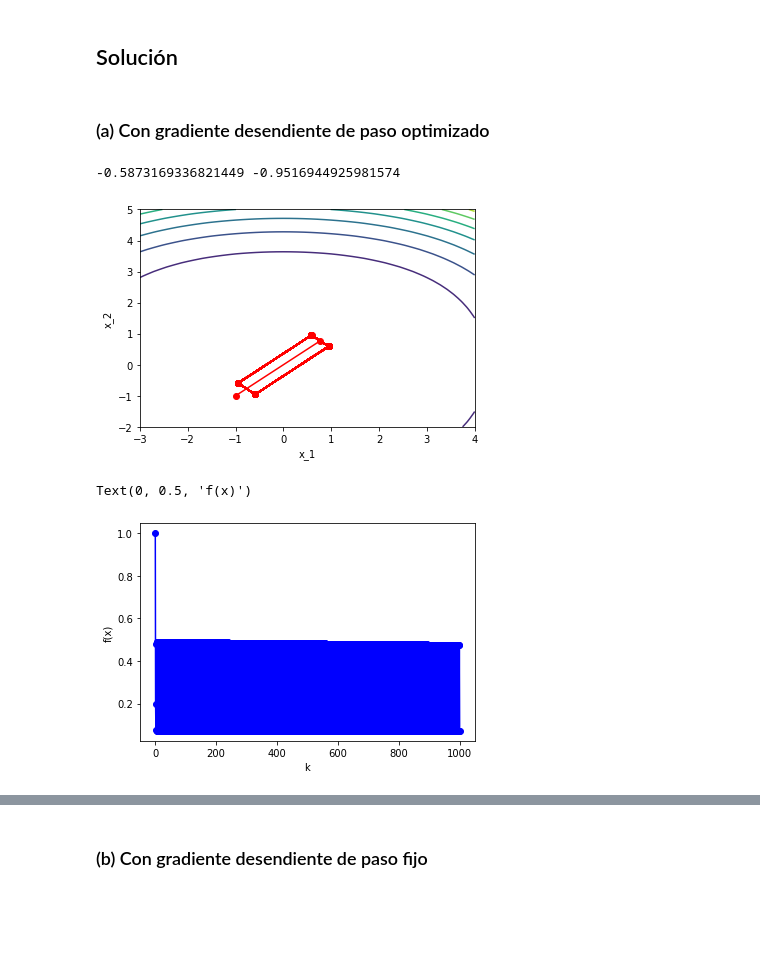
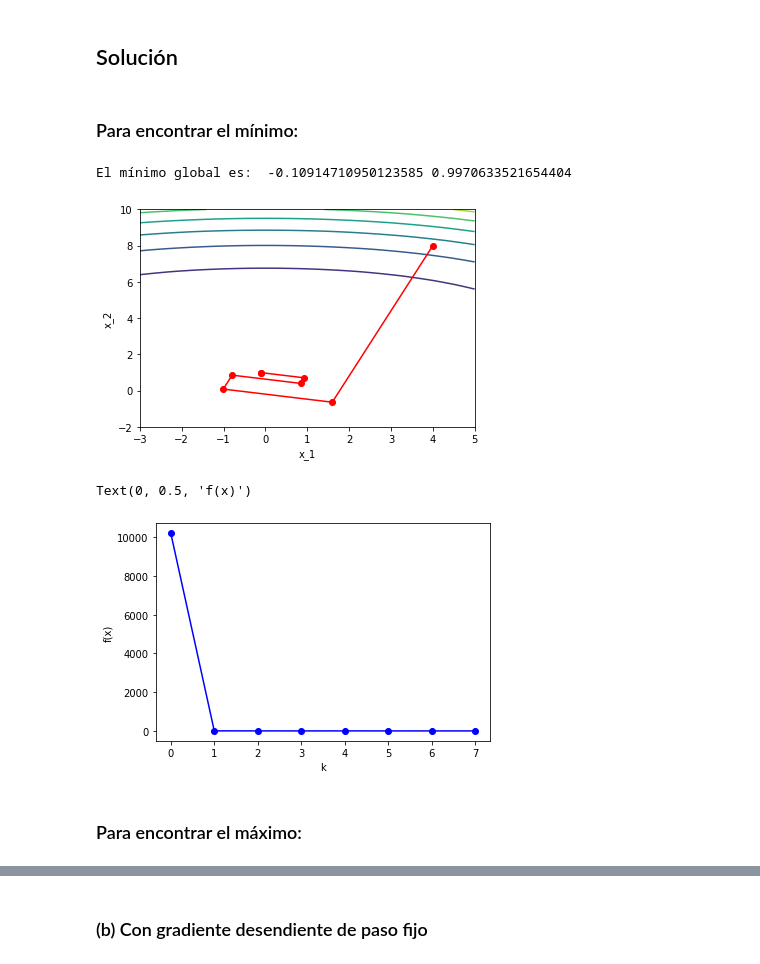
Before and after one commit to lcduquev/Analisis-Numerico, a Jupyter notebook: Problem_3_Steepest_Descent_Method.ipynb, the cells around one changed output, grey strips where cells are left out. Drawn from its saved outputs; the diff is of its cells as text; code cells hidden in the pictures; blank space fills up the shorter version.

```diff
--- a/Problem_3_Steepest_Descent_Method.ipynb
+++ b/Problem_3_Steepest_Descent_Method.ipynb
@@ -66,34 +73,39 @@ def gd2(x, f, grad, a, max_iter, epsi): #Gradiente desendiente paso fijo
   return xs,i+1
 # %% [markdown]
 ## Solución
-# %% [markdown]
-### (a) Con gradiente desendiente de paso optimizado
+# %% [markdown]
+### Para encontrar el mínimo:
 # %%
-x = np.array([-1,-1])
+x = np.array([4,8])
 epsi = 0.001
-max_iter = 1000
+max_iter = 10000
 # %%
 res1 = gd1(x, f, grad, epsi, max_iter)
 xs1 = res1[0]
 i1 = res1[1]
 # %%
-xx = np.linspace(-3, 4)
-yy = np.linspace(-2, 5)
+xx = np.linspace(-3, 5)
+yy = np.linspace(-2, 10)
 X, Y = np.meshgrid(xx, yy)
 Z = (X**2+Y**2-1)**2 + (Y**2-1)**2
 function = f(xs1[0:i1+1,0],xs1[0:i1+1,1])
+dec = np.flip(function)
 c = plt.contour(X, Y, Z)
 plt.plot(xs1[0:i1+1,0],xs1[0:i1+1,1],'-ro')
 plt.xlabel('x_1')
 plt.ylabel('x_2')
-print(xs1[i1,0],xs1[i1,1])
+print("El mínimo global es: ",xs1[i1,0],xs1[i1,1])
+#print(function)
+#print(dec)
 # %% [output]
--0.5873169336821449 -0.9516944925981574
+El mínimo global es:  -0.10914710950123585 0.9970633521654404
-[figure, old version]
+[figure, new version]
 # %%
 plt.plot(f(xs1[0:i1+1,0],xs1[0:i1+1,1]),'-bo')
 plt.xlabel('k')
 plt.ylabel('f(x)')
 # %% [output]
 Text(0, 0.5, 'f(x)')
-[figure, old version]
+[figure, new version]
+# %% [markdown]
+### Para encontrar el máximo:
```
Also changed, not shown: parts of 9 cells of this notebook.
